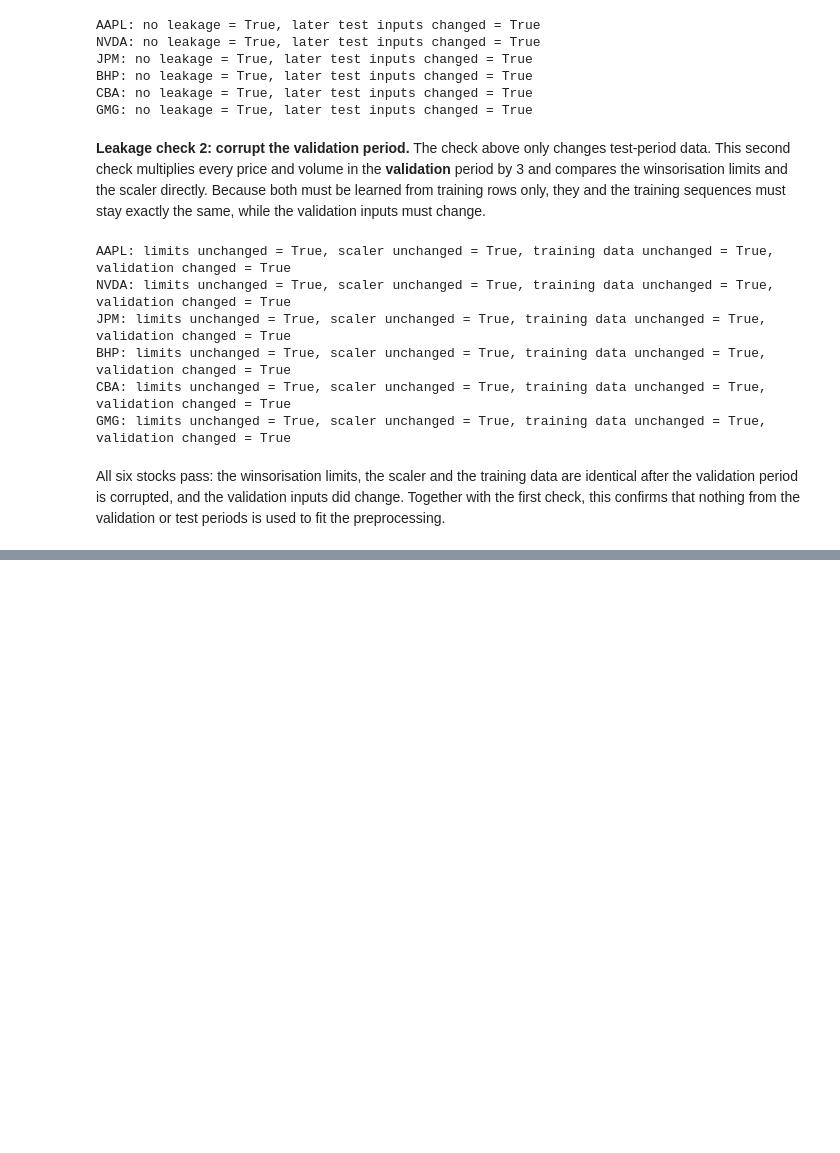
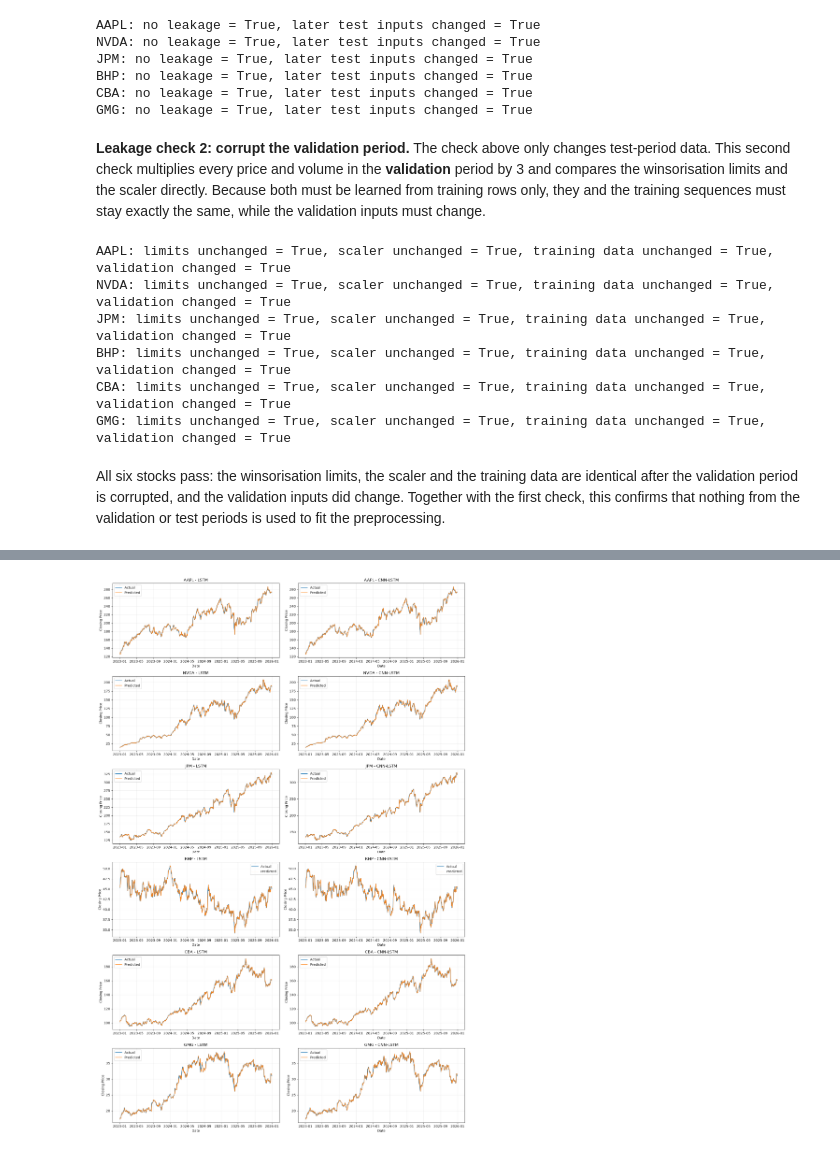
Before and after one commit to ClaraNguyen9130/AI-Powered-Stock-Market-Prediction, a Jupyter notebook: EDA_preprocessing.ipynb, the cells around one changed output, grey strips where cells are left out. Saved outputs shown, nothing was run; the diff lists cells and outputs as text; code cells hidden in the pictures; blank space fills up the shorter version.

```diff
--- a/EDA_preprocessing.ipynb
+++ b/EDA_preprocessing.ipynb
@@ -981,0 +1315,93 @@ All six stocks pass: the winsorisation limits, the scaler and the training data
+# %%
+ensemble = predictions_df[predictions_df['forecast_type'] == 'ensemble'].copy()
+ensemble['error'] = ensemble['actual_close'] - ensemble['predicted_close']
+ensemble['absolute_error'] = ensemble['error'].abs()
+ensemble['squared_error'] = ensemble['error']**2
+summary_metrics = (ensemble.groupby(['model','stock','condition'])
+    .agg(MAE=('absolute_error','mean'),MSE=('squared_error','mean'),
+         test_days=('date','count')).reset_index())
+summary_metrics['RMSE'] = np.sqrt(summary_metrics['MSE'])
+summary_metrics.to_csv(MODEL_DIR/'preliminary_metrics.csv',index=False)
+display(summary_metrics)
+
+diagnostics = []
+for (kind,name,fold_number,condition), group in ensemble.groupby(['model','stock','fold','condition']):
+    predicted_r = group['predicted_log_return'].to_numpy()
+    actual_r = np.log(group['actual_close'].to_numpy()/group['previous_close'].to_numpy())
+    diagnostics.append({'model':kind,'stock':name,'fold':fold_number,'condition':condition,
+        'pred_return_std':float(predicted_r.std()),'actual_return_std':float(actual_r.std()),
+        'fraction_pred_up':float(np.mean(predicted_r>0)),
+        'mean_seed_return_std':float(group['seed_return_std'].mean())})
+diagnostics_df = pd.DataFrame(diagnostics)
+diagnostics_df.to_csv(MODEL_DIR/'forecast_diagnostics.csv',index=False)
+display(diagnostics_df.head())
+
+
+# Actual vs Predicted Closing Prices - All 6 Stocks
+# LSTM and CNN-LSTM (Clipped Condition)
+
+stocks_to_plot = ["AAPL", "NVDA", "JPM", "BHP", "CBA", "GMG"]
+models_to_plot = ["LSTM", "CNN-LSTM"]
+
+fig, axes = plt.subplots(6, 2, figsize=(16, 24))
+
+for i, stock_name in enumerate(stocks_to_plot):
+    for j, model_name in enumerate(models_to_plot):
+
+        ax = axes[i, j]
+
+        sample = ensemble[
+            (ensemble["stock"] == stock_name) &
+            (ensemble["model"] == model_name) &
+            (ensemble["condition"] == "clipped")
+        ].sort_values("date")
+
+        if sample.empty:
+            ax.set_title(f"{stock_name} - {model_name}: No data")
+            continue
+
+        ax.plot(
+            pd.to_datetime(sample["date"]),
+            sample["actual_close"],
+            label="Actual",
+            linewidth=1.5
+        )
+
+        ax.plot(
+            pd.to_datetime(sample["date"]),
+            sample["predicted_close"],
+            label="Predicted",
+            linewidth=1.2
+        )
+
+        ax.set_title(f"{stock_name} - {model_name}")
+        ax.set_xlabel("Date")
+        ax.set_ylabel("Closing Price")
+        ax.legend()
+        ax.grid(alpha=0.25)
+
+plt.tight_layout()
+
+plt.savefig(
+    MODEL_DIR / "all_stocks_forecasts.png",
+    dpi=160,
+    bbox_inches="tight"
+)
+
+plt.show()
+
+histories_df = pd.read_csv(
+    MODEL_DIR / "learning_curves.csv"
+)
+
+sample_hist = histories_df[(histories_df['model']=='LSTM') & (histories_df['stock'] == 'AAPL') &
+                            (histories_df['fold']==1) & (histories_df['seed']==0) &
+                            (histories_df['condition']=='clipped')]
+plt.figure(figsize=(7,4))
+plt.plot(sample_hist['epoch'],sample_hist['loss'],label='Training MSE')
+plt.plot(sample_hist['epoch'],sample_hist['val_loss'],label='Validation MSE')
+plt.xlabel('Epoch');plt.ylabel('MSE');plt.title('LSTM learning curve (first stock, fold 1)')
+plt.legend();plt.grid(alpha=.25);plt.tight_layout()
+plt.savefig(MODEL_DIR/'example_learning_curve.png',dpi=160)
+plt.show()
+# %% [output]
@@ -981,0 +1431 @@ All six stocks pass: the winsorisation limits, the scaler and the training data
+[figure, added]
```
Also changed, not shown: parts of 17 cells of this notebook.
